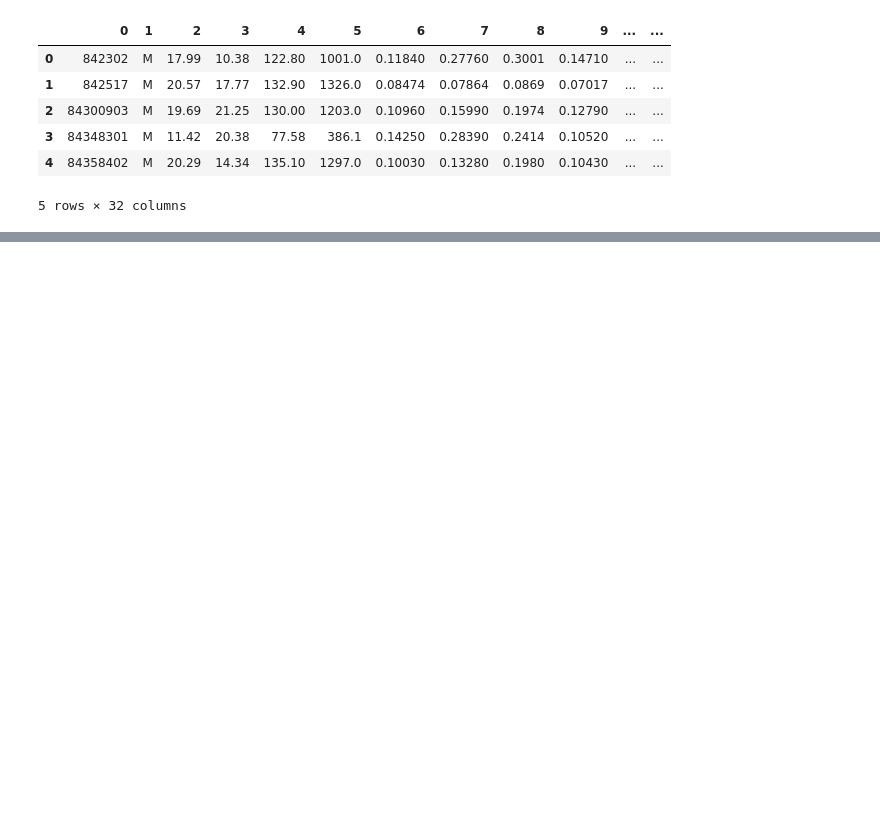
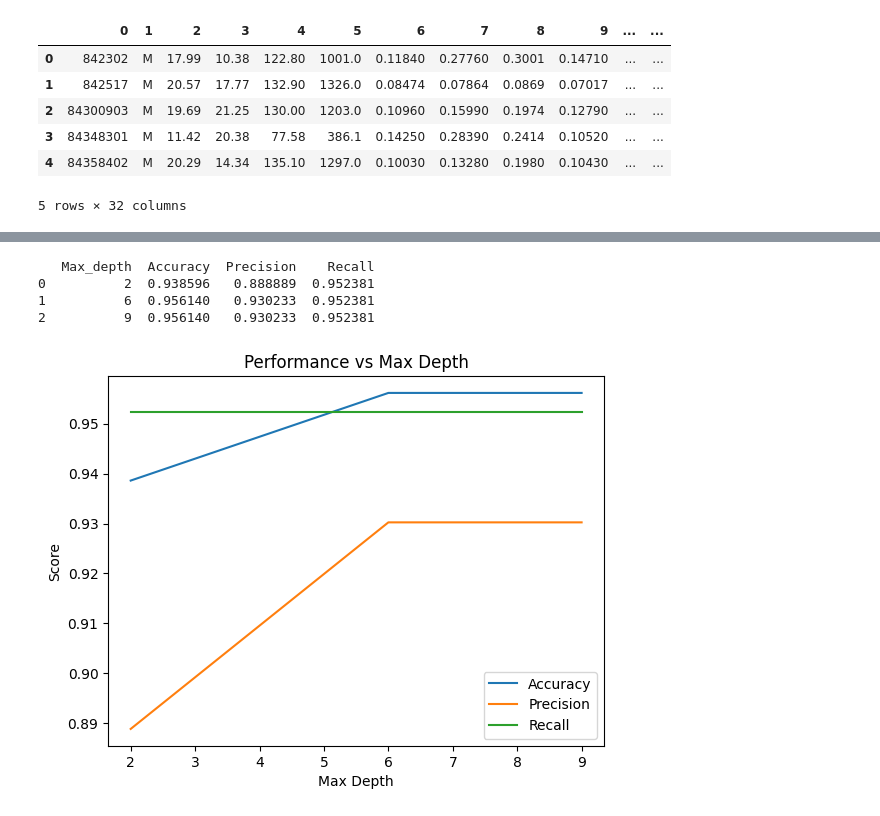
Before and after one commit to anmolS-1104/SML, a Jupyter notebook: SML /Exp 6 part2.ipynb, the cells around one changed output, grey strips where cells are left out. Drawn from its saved outputs; the diff is of its cells as text; code cells hidden in the pictures; blank space fills up the shorter version.

```diff
--- a/SML /Exp 6 part2.ipynb
+++ b/SML /Exp 6 part2.ipynb
@@ -118,0 +40,3 @@ weighted avg       0.95      0.95      0.95       143
+# %%
+#training and testing the data
+x_train,x_test,y_train,y_test = train_test_split(x,y,test_size=0.2,random_state=101)
@@ -118,0 +53,3 @@ weighted avg       0.95      0.95      0.95       143
+# %%
+classifier = DecisionTreeClassifier(criterion='entropy',max_depth=4,class_weight='balanced',random_state=100)
+classifier.fit(x_train,y_train)
@@ -118,0 +113,40 @@ weighted avg       0.95      0.95      0.95       143
+# %%
+from sklearn.metrics import precision_score, recall_score, f1_score
+results = []
+for depth in [2,6,9] :
+  dt_model = DecisionTreeClassifier(
+    criterion='entropy',
+    max_depth= depth,
+    class_weight= 'balanced',
+    min_samples_leaf=6,
+    random_state = 48)
+  dt_model.fit(x_train,y_train)
+  y_pred = dt_model.predict(x_test)
+  results.append({
+   'Max_depth' : depth,
+   'Accuracy' : accuracy_score(y_test,y_pred),
+   'Precision' : precision_score(y_test, y_pred),
+   'Recall' : recall_score(y_test, y_pred)
+
+})
+df_results = pd.DataFrame(results)
+print(df_results)
+# %% [output]
+   Max_depth  Accuracy  Precision    Recall
+0          2  0.938596   0.888889  0.952381
+1          6  0.956140   0.930233  0.952381
+2          9  0.956140   0.930233  0.952381
+# %%
+# PLotting the comparision in max depth
+
+plt.plot(df_results['Max_depth'], df_results['Accuracy'], label='Accuracy')
+plt.plot(df_results['Max_depth'], df_results['Precision'], label='Precision')
+plt.plot(df_results['Max_depth'], df_results['Recall'], label='Recall')
+
+plt.xlabel("Max Depth")
+plt.ylabel("Score")
+plt.legend()
+plt.title("Performance vs Max Depth")
+plt.show()
+# %% [output]
+[figure, added]
```
Also changed, not shown: parts of 18 cells of this notebook.
